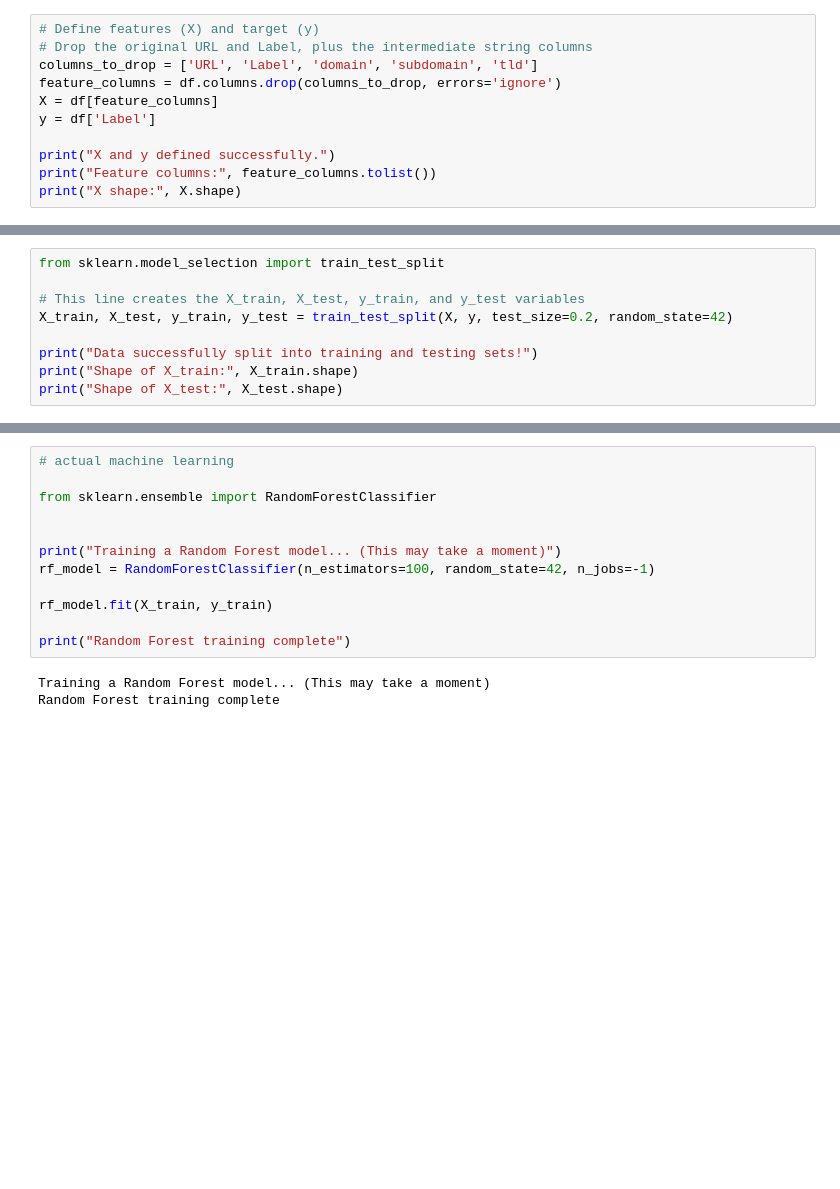
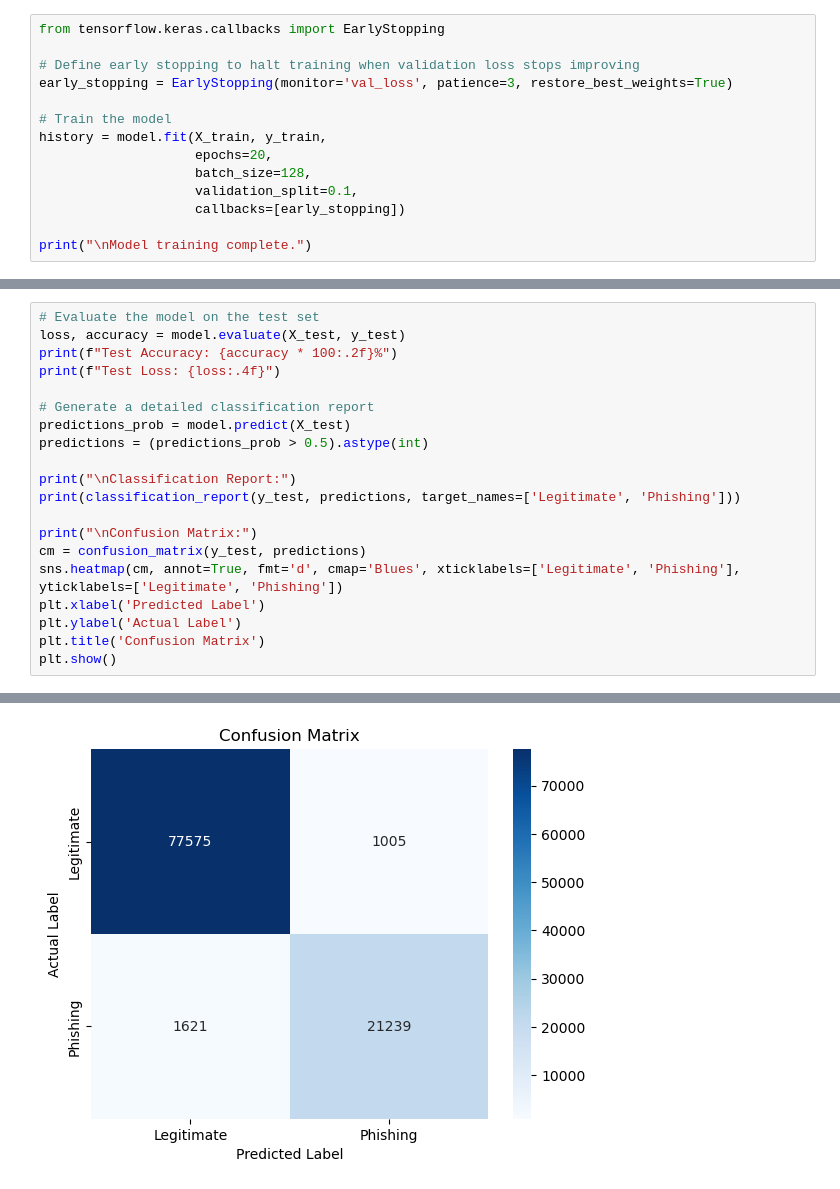
Before and after one commit to Subkash2206/PhishFinder, a Jupyter notebook: notebooks/Phishing.ipynb, the cells around one changed output, grey strips where cells are left out. Cells and saved outputs as stored; diff of their text form; blank space fills up the shorter version.

Commit message:
feat: Implemented a CNN Model for phishing detection(currently suffers from severe overfitting)

```diff
--- a/notebooks/Phishing.ipynb
+++ b/notebooks/Phishing.ipynb
@@ -167,12 +136,15 @@ Feature engineering complete. DataFrame now contains many new feature columns.
 # %%
-# Define features (X) and target (y)
-# Drop the original URL and Label, plus the intermediate string columns
-columns_to_drop = ['URL', 'Label', 'domain', 'subdomain', 'tld']
-feature_columns = df.columns.drop(columns_to_drop, errors='ignore')
-X = df[feature_columns]
-y = df['Label']
+from tensorflow.keras.callbacks import EarlyStopping
 
-print("X and y defined successfully.")
-print("Feature columns:", feature_columns.tolist())
-print("X shape:", X.shape)
+# Define early stopping to halt training when validation loss stops improving
+early_stopping = EarlyStopping(monitor='val_loss', patience=3, restore_best_weights=True)
+
+# Train the model
+history = model.fit(X_train, y_train,
+                    epochs=20,
+                    batch_size=128,
+                    validation_split=0.1,
+                    callbacks=[early_stopping])
+
+print("\nModel training complete.")
 # %% [output]
@@ -182,10 +168,21 @@ X shape: (549346, 47)
 # %%
-from sklearn.model_selection import train_test_split
+# Evaluate the model on the test set
+loss, accuracy = model.evaluate(X_test, y_test)
+print(f"Test Accuracy: {accuracy * 100:.2f}%")
+print(f"Test Loss: {loss:.4f}")
 
-# This line creates the X_train, X_test, y_train, and y_test variables
-X_train, X_test, y_train, y_test = train_test_split(X, y, test_size=0.2, random_state=42)
+# Generate a detailed classification report
+predictions_prob = model.predict(X_test)
+predictions = (predictions_prob > 0.5).astype(int)
 
-print("Data successfully split into training and testing sets!")
-print("Shape of X_train:", X_train.shape)
-print("Shape of X_test:", X_test.shape)
+print("\nClassification Report:")
+print(classification_report(y_test, predictions, target_names=['Legitimate', 'Phishing']))
+
+print("\nConfusion Matrix:")
+cm = confusion_matrix(y_test, predictions)
+sns.heatmap(cm, annot=True, fmt='d', cmap='Blues', xticklabels=['Legitimate', 'Phishing'], yticklabels=['Legitimate', 'Phishing'])
+plt.xlabel('Predicted Label')
+plt.ylabel('Actual Label')
+plt.title('Confusion Matrix')
+plt.show()
 # %% [output]
@@ -195,15 +206 @@ Shape of X_test: (109870, 47)
+[figure, added]
-# %%
-# actual machine learning
-
-from sklearn.ensemble import RandomForestClassifier
-
-
-print("Training a Random Forest model... (This may take a moment)")
-rf_model = RandomForestClassifier(n_estimators=100, random_state=42, n_jobs=-1)
-
-rf_model.fit(X_train, y_train)
-
-print("Random Forest training complete")
-# %% [output]
-Training a Random Forest model... (This may take a moment)
-Random Forest training complete
```
Also changed, not shown: parts of 11 cells of this notebook, 4 other files.
